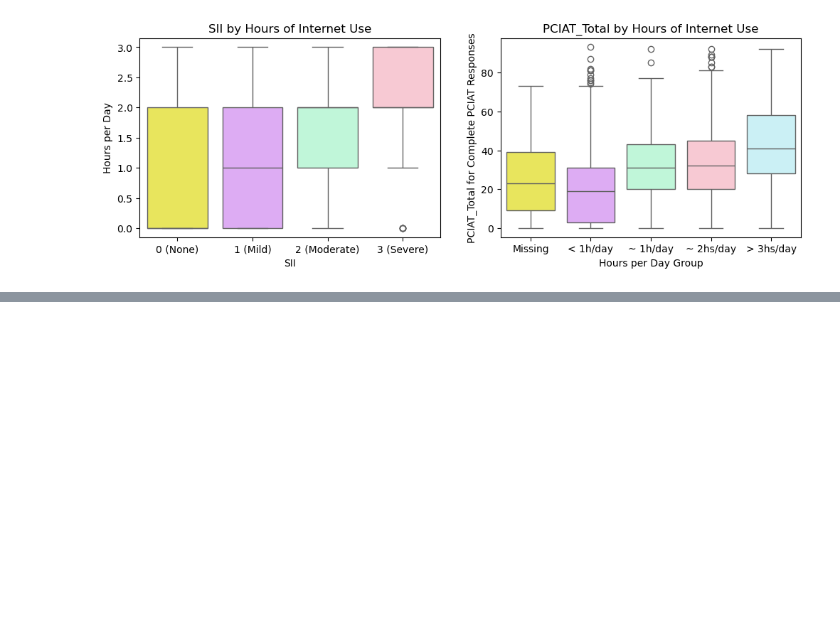
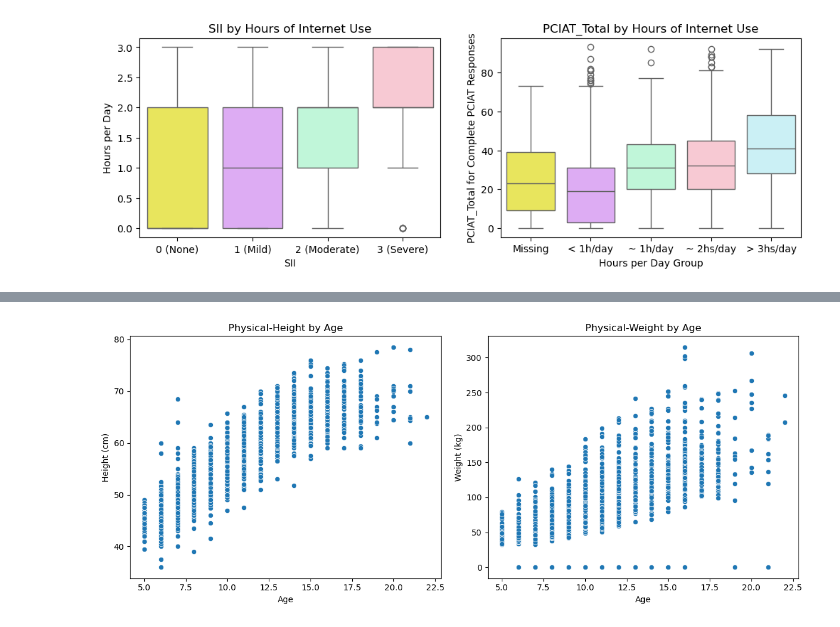
Before and after one commit to tomragus/CMI-PIU-Model, a Jupyter notebook: notebooks/CMI-PIU_draft2.ipynb, the cells around one changed output, grey strips where cells are left out. Cells and saved outputs as stored; diff of their text form; code cells hidden in the pictures; blank space fills up the shorter version.

```diff
--- a/notebooks/CMI-PIU_draft2.ipynb
+++ b/notebooks/CMI-PIU_draft2.ipynb
@@ -447,0 +474,21 @@ Something to transition into talking about physical metrics...
+# %%
+plt.figure(figsize=(18, 5))
+
+# physical height by age
+plt.subplot(1, 3, 1)
+sns.scatterplot(x='Basic_Demos-Age', y='Physical-Height', data=train)
+plt.title('Physical-Height by Age')
+plt.xlabel('Age')
+plt.ylabel('Height (cm)')
+
+# physical weight by age
+plt.subplot(1, 3, 2)
+sns.scatterplot(x='Basic_Demos-Age', y='Physical-Weight', data=train)
+plt.title('Physical-Weight by Age')
+plt.xlabel('Age')
+plt.ylabel('Weight (kg)')
+
+plt.tight_layout()
+plt.show()
+# %% [output]
+[figure, added]
```
Also changed, not shown: parts of 12 cells of this notebook.
